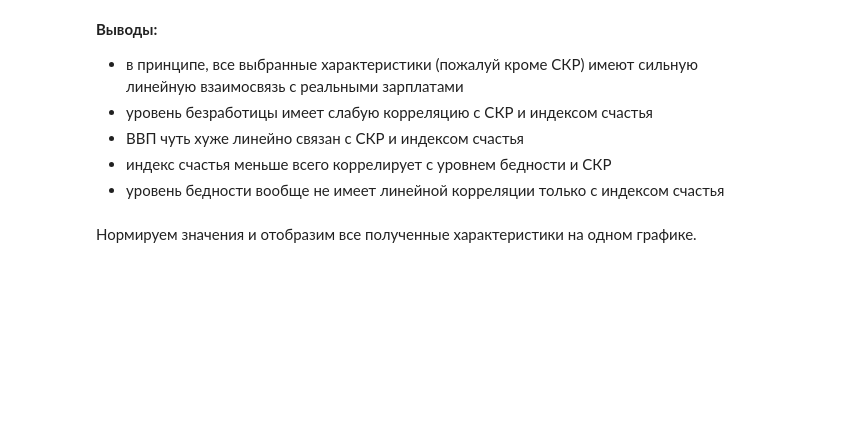
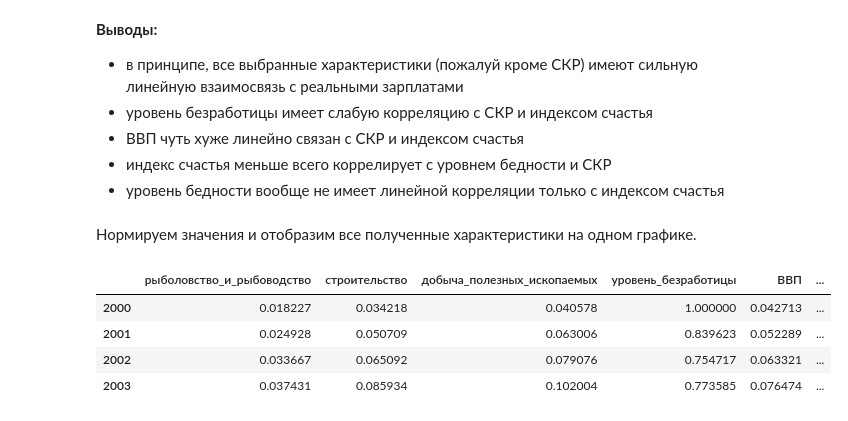
Before and after one commit to nedokormysh/Start_DS_Inflation_Salaries, a Jupyter notebook: Start_DS_final.ipynb, the cells around one changed output. Drawn from its saved outputs; the diff is of its cells as text; code cells hidden in the pictures; blank space fills up the shorter version.

```diff
--- a/Start_DS_final.ipynb
+++ b/Start_DS_final.ipynb
@@ -447,6 +447,14 @@ norm_df = df.copy()  # создаем копию датафрейма
 for col in norm_df.columns:
     max_value = norm_df[col].max()
     norm_df[col] = norm_df[col] / max_value
+# %%
+norm_df.loc[2000: 2003]
+# %% [output]
+|  | рыболовство_и_рыбоводство | строительство | добыча_полезных_ископаемых | уровень_безработицы | ВВП | ... |
+| 2000 | 0.018227 | 0.034218 | 0.040578 | 1.000000 | 0.042713 | ... |
+| 2001 | 0.024928 | 0.050709 | 0.063006 | 0.839623 | 0.052289 | ... |
+| 2002 | 0.033667 | 0.065092 | 0.079076 | 0.754717 | 0.063321 | ... |
+| 2003 | 0.037431 | 0.085934 | 0.102004 | 0.773585 | 0.076474 | ... |
 # %%
 # добавляем линии для каждой характеристики
 plt.plot(norm_df.index, norm_df['рыболовство_и_рыбоводство'], label='Рыболовство и рыбоводство')
```
Also changed, not shown: parts of 9 cells of this notebook.
